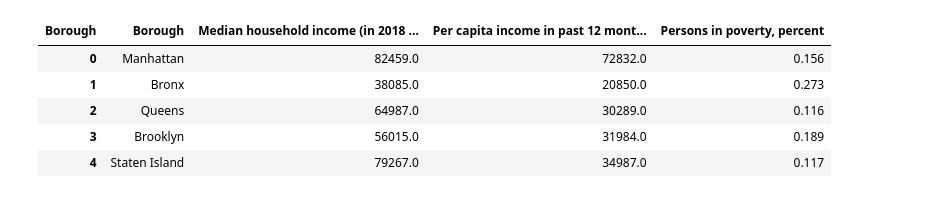
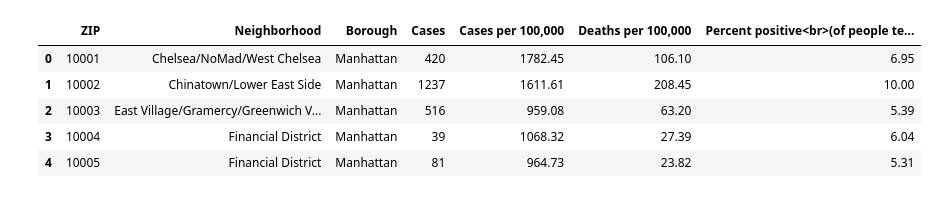
Before and after one commit to AMHlocal/Covid-19-and-NYC-Boroughs, a Jupyter notebook: data_viz/boro_death.ipynb, the cells around one changed output. Saved outputs shown, nothing was run; the diff lists cells and outputs as text; code cells hidden in the pictures.

```diff
--- a/data_viz/boro_death.ipynb
+++ b/data_viz/boro_death.ipynb
@@ -82,10 +8,11 @@ new = new.reset_index()
-# %%
-renamed = new.rename(columns={"Borough":"TEMP","index":"Borough"})
-renamed.head()
-# %% [output]
-| Borough | Borough | Median household income (in 2018 ... | Per capita income in past 12 mont... | Persons in poverty, percent |
-| 0 | Manhattan | 82459.0 | 72832.0 | 0.156 |
-| 1 | Bronx | 38085.0 | 20850.0 | 0.273 |
-| 2 | Queens | 64987.0 | 30289.0 | 0.116 |
-| 3 | Brooklyn | 56015.0 | 31984.0 | 0.189 |
-| 4 | Staten Island | 79267.0 | 34987.0 | 0.117 |
+# %%
+zip_code = "../Data Set/zip_code.csv"
+zip_code_df = pd.read_csv(zip_code)
+zip_code_df.head()
+# %% [output]
+|  | ZIP | Neighborhood | Borough | Cases | Cases per 100,000 | Deaths per 100,000 | Percent positive<br>(of people te... |
+| 0 | 10001 | Chelsea/NoMad/West Chelsea | Manhattan | 420 | 1782.45 | 106.10 | 6.95 |
+| 1 | 10002 | Chinatown/Lower East Side | Manhattan | 1237 | 1611.61 | 208.45 | 10.00 |
+| 2 | 10003 | East Village/Gramercy/Greenwich V... | Manhattan | 516 | 959.08 | 63.20 | 5.39 |
+| 3 | 10004 | Financial District | Manhattan | 39 | 1068.32 | 27.39 | 6.04 |
+| 4 | 10005 | Financial District | Manhattan | 81 | 964.73 | 23.82 | 5.31 |
```
Also changed, not shown: parts of 23 cells of this notebook, 1 other file.
